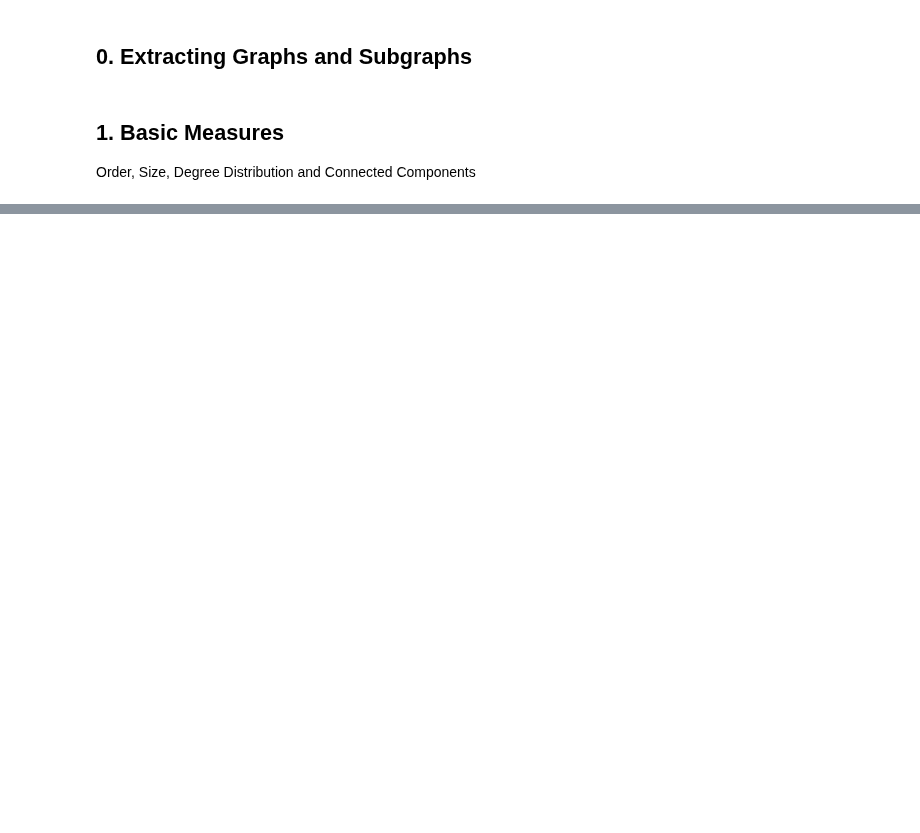
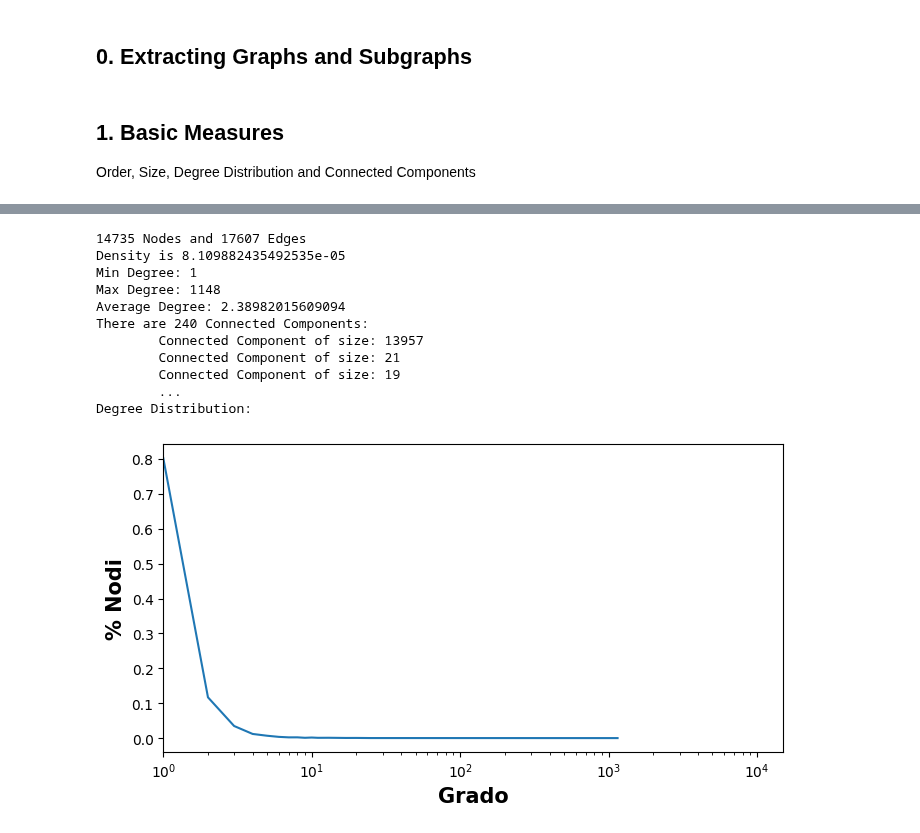
Before and after one commit to Filippo-Corti/SocialMediaMining, a Jupyter notebook: Project/TruthvsBluesky.ipynb, the cells around one changed output, grey strips where cells are left out. Drawn from its saved outputs; the diff is of its cells as text; code cells hidden in the pictures; blank space fills up the shorter version.

```diff
--- a/Project/TruthvsBluesky.ipynb
+++ b/Project/TruthvsBluesky.ipynb
@@ -124,0 +75,15 @@ plt.show()
+# %%
+analyze_graph(Bluesky_Graph)
+# %% [output]
+14735 Nodes and 17607 Edges
+Density is 8.109882435492535e-05
+Min Degree: 1
+Max Degree: 1148
+Average Degree: 2.38982015609094
+There are 240 Connected Components:
+        Connected Component of size: 13957
+        Connected Component of size: 21
+        Connected Component of size: 19
+        ...
+Degree Distribution:
+[figure, added]
```
Also changed, not shown: parts of 14 cells of this notebook, 4 other files.
